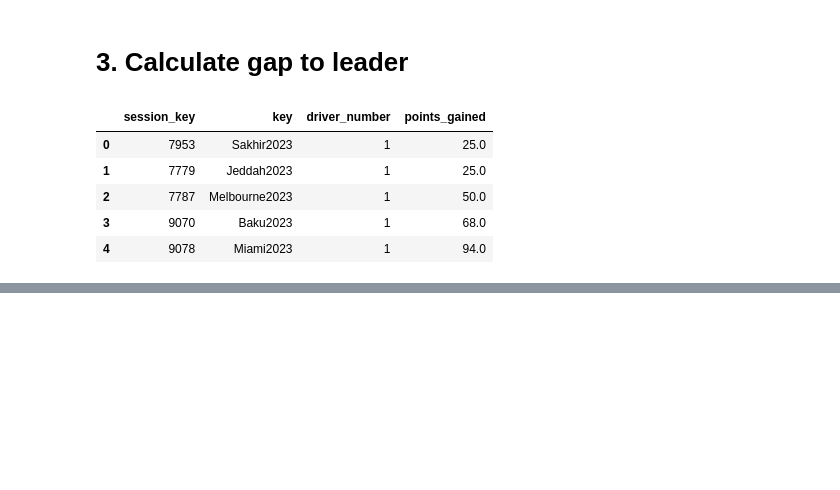
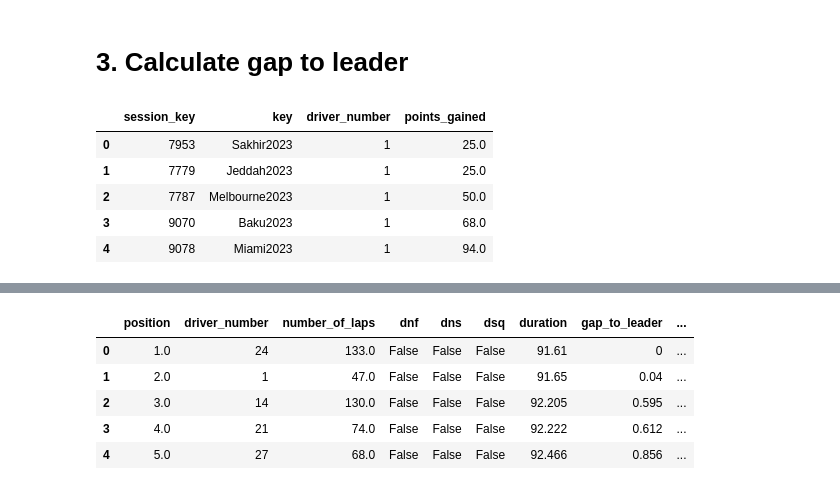
Before and after one commit to Grzegosh/Portfolio, a Jupyter notebook: F1/exploration.ipynb, the cells around one changed output, grey strips where cells are left out. Cells and saved outputs as stored; diff of their text form; code cells hidden in the pictures; blank space fills up the shorter version.

```diff
--- a/F1/exploration.ipynb
+++ b/F1/exploration.ipynb
@@ -282,0 +305,9 @@ DIMS.dim_sessions()
+# %%
+fact_session_result.head()
+# %% [output]
+|  | position | driver_number | number_of_laps | dnf | dns | dsq | duration | gap_to_leader | ... |
+| 0 | 1.0 | 24 | 133.0 | False | False | False | 91.61 | 0 | ... |
+| 1 | 2.0 | 1 | 47.0 | False | False | False | 91.65 | 0.04 | ... |
+| 2 | 3.0 | 14 | 130.0 | False | False | False | 92.205 | 0.595 | ... |
+| 3 | 4.0 | 21 | 74.0 | False | False | False | 92.222 | 0.612 | ... |
+| 4 | 5.0 | 27 | 68.0 | False | False | False | 92.466 | 0.856 | ... |
```
Also changed, not shown: parts of 10 cells of this notebook, 3 other files.
